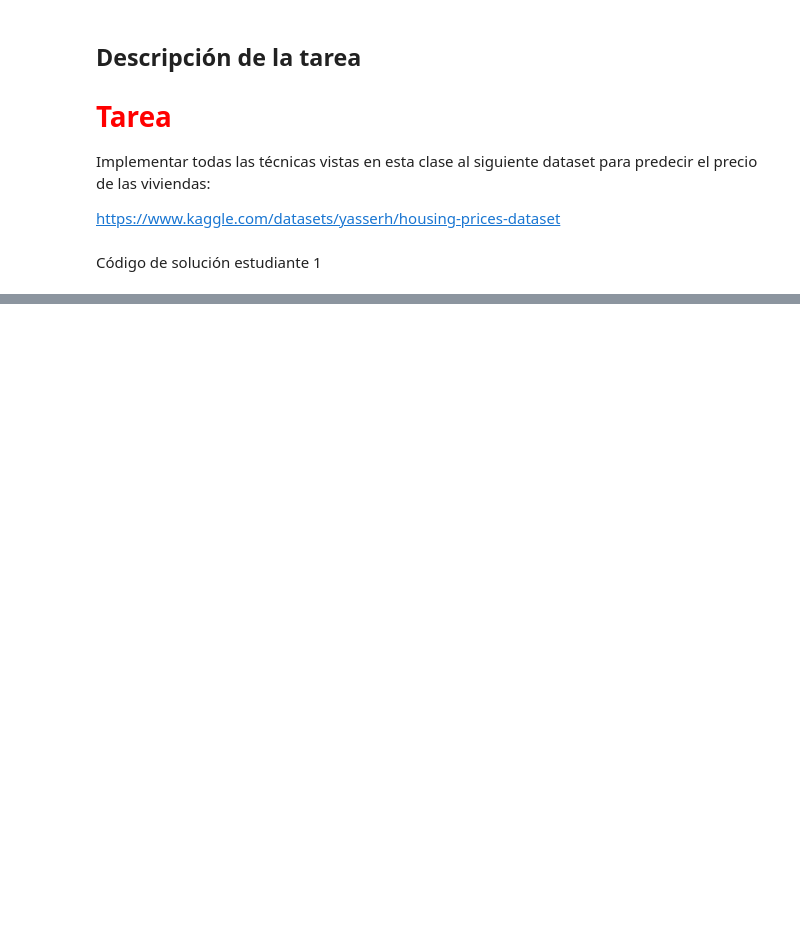
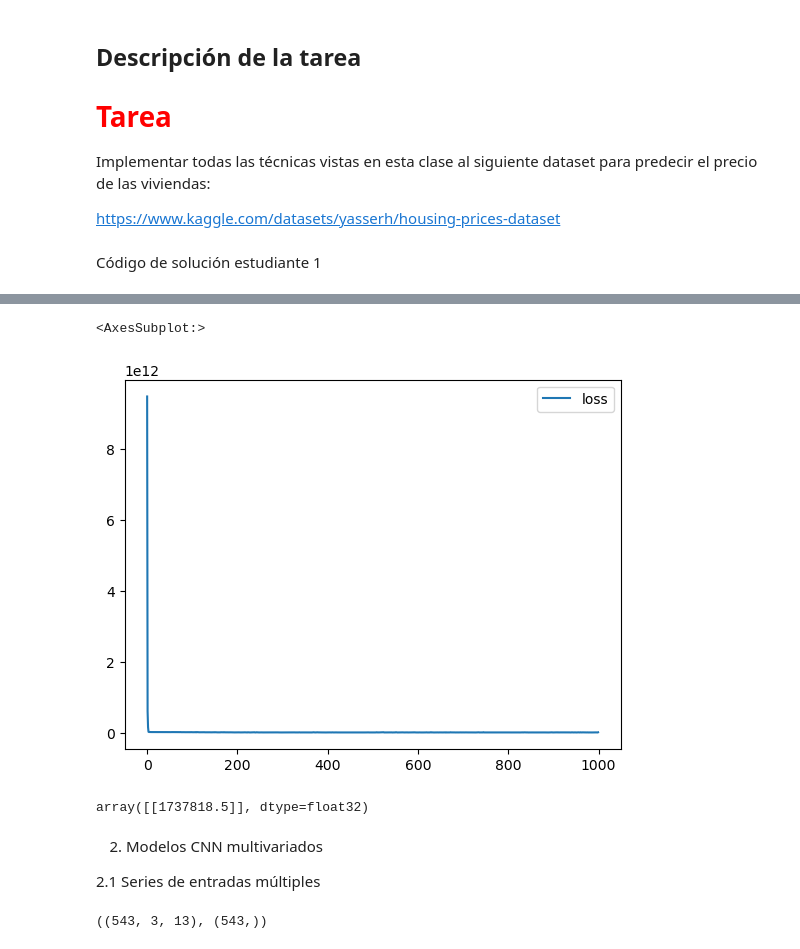
Before and after one commit to jaramillooo/Tarea5_AECabrera, a Jupyter notebook: Plantilla_Tareas.ipynb, the cells around one changed output, grey strips where cells are left out. Drawn from its saved outputs; the diff is of its cells as text; code cells hidden in the pictures; blank space fills up the shorter version.

```diff
--- a/Plantilla_Tareas.ipynb
+++ b/Plantilla_Tareas.ipynb
@@ -40,0 +87,15 @@ Código de solución estudiante 2
+# %%
+column = 'price'
+n_steps = 3
+X, y = split_univariate_sequence(data[column], n_steps)
+# Número de características de mis datos
+n_features = 1
+# %%
+model_1 = Sequential()
+model_1.add(Conv1D(64, 2, activation='relu', input_shape=(n_steps, n_features)))
+model_1.add(MaxPooling1D())
+model_1.add(Flatten())
+model_1.add(Dense(50, activation='relu'))
+model_1.add(Dense(1))
+model_1.compile(optimizer='adam', loss='mse')
+model_1.summary()
@@ -40,0 +127,3 @@ Código de solución estudiante 2
+# %%
+X = X.reshape((X.shape[0], X.shape[1], n_features))
+X
@@ -40,0 +148,23 @@ Código de solución estudiante 2
+# %%
+history_1 = model_1.fit(X,y, epochs = 1000, verbose = False)
+# %%
+pd.DataFrame(history_1.history).plot()
+# %% [output]
+<AxesSubplot:>
+[figure, added]
+# %%
+x_input = np.array(data['price'][-3:])
+
+# Luego remodelamos para que coincida con la forma de entrada del modelo
+x_input = np.reshape(x_input, (1, x_input.shape[0], 1))
+
+# Finalmente, predecimos utilizando el modelo
+yhat = model_1.predict(x_input, verbose=0)
+yhat
+# %% [output]
+array([[1737818.5]], dtype=float32)
+# %% [markdown]
+
+2. Modelos CNN multivariados
+
+2.1 Series de entradas múltiples
@@ -40,0 +198,9 @@ Código de solución estudiante 2
+# %%
+n_steps = 3
+X, y = split_multivariate_sequence(data_dummy.to_numpy(), n_steps)
+
+n_features = X.shape[2]
+
+X.shape, y.shape
+# %% [output]
+((543, 3, 13), (543,))
```
Also changed, not shown: parts of 72 cells of this notebook.
